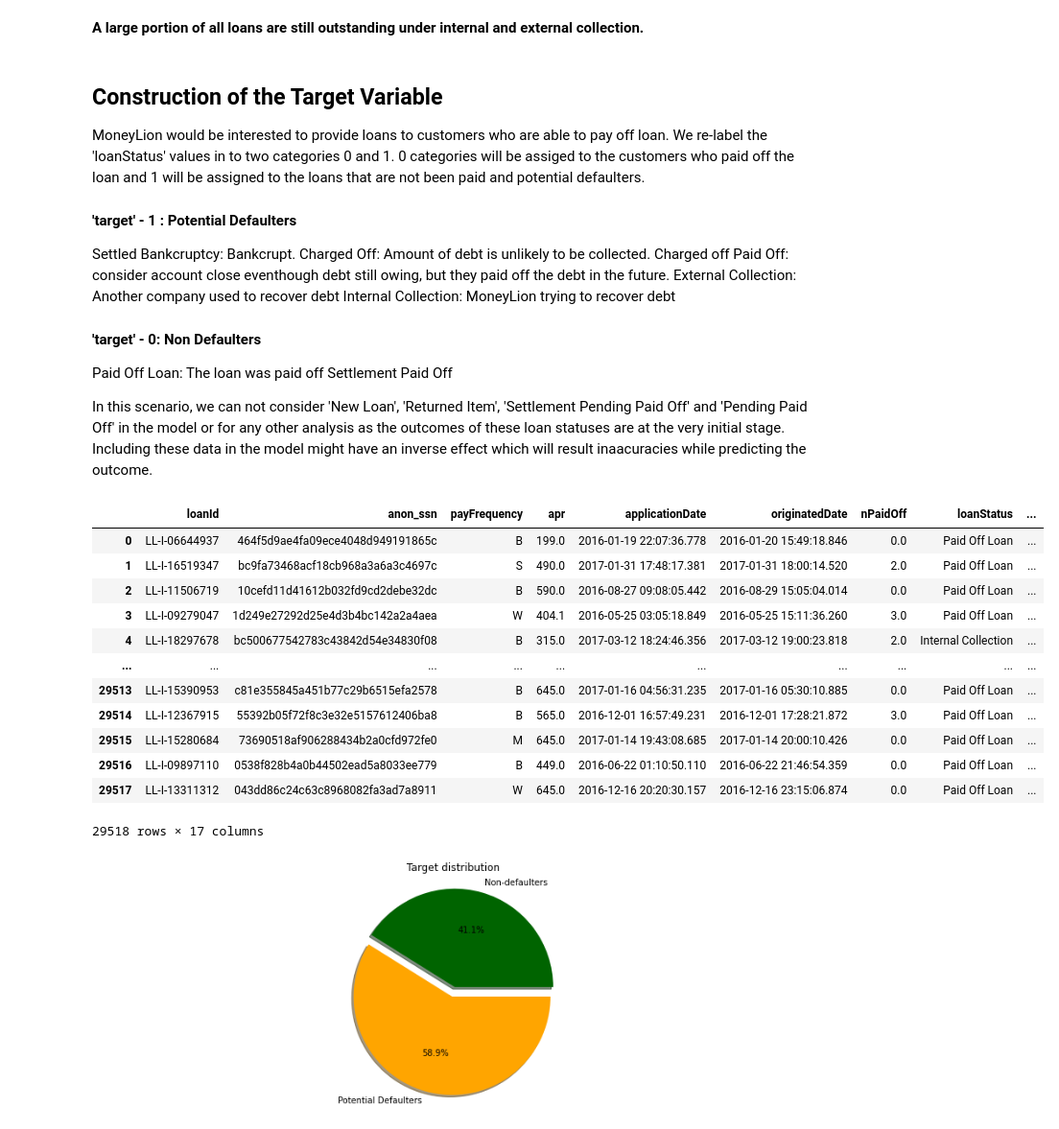
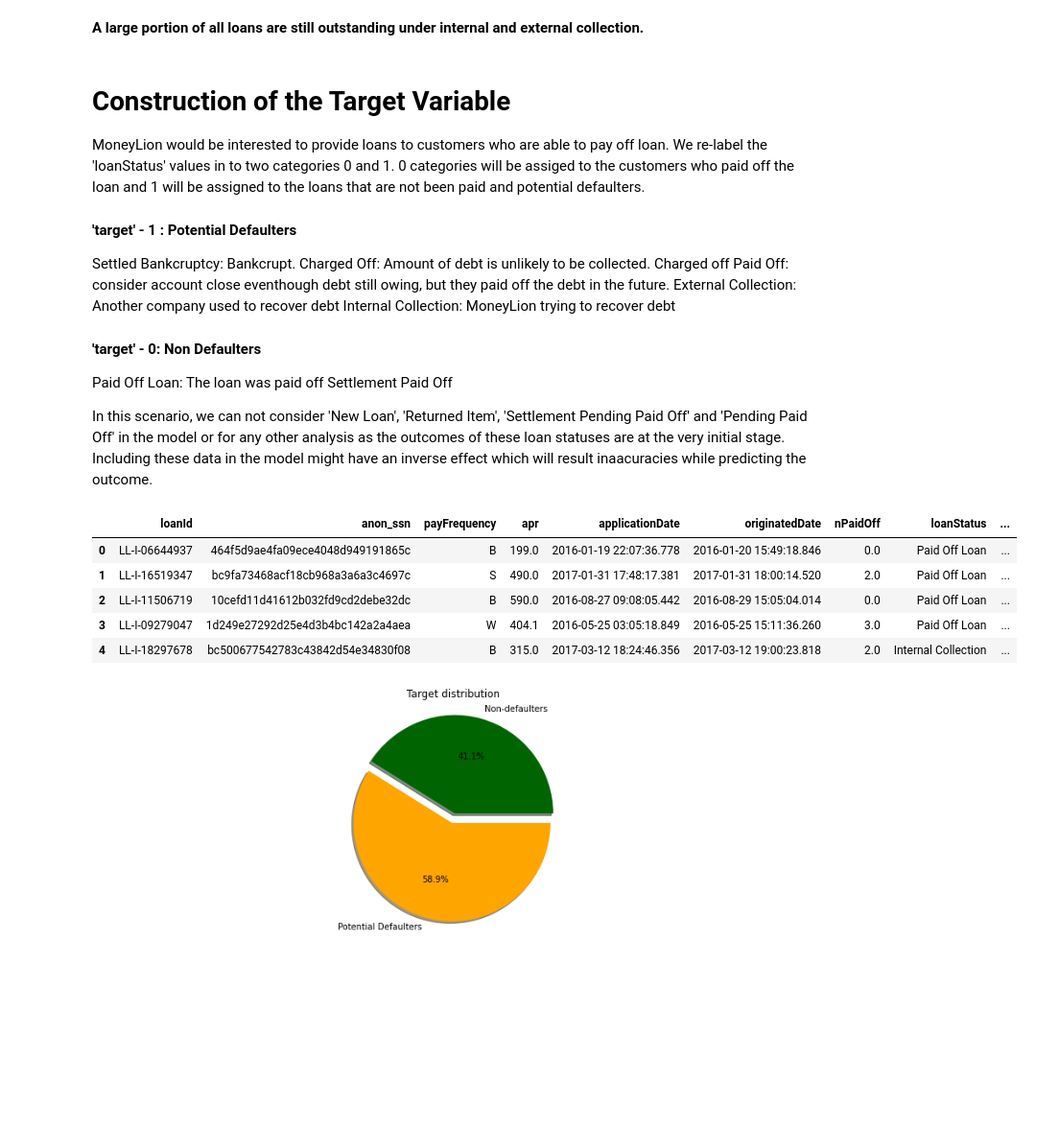
Before and after one commit to mshaek/LoanPredictionApp, a Jupyter notebook: notebooks/MoneyLion_Repayment_Mahfuzur_part_1.ipynb, the cells around one changed output. Shown: that part at 96% size. Cells and saved outputs as stored; diff of their text form; code cells hidden in the pictures; blank space fills up the shorter version.

```diff
--- a/notebooks/MoneyLion_Repayment_Mahfuzur_part_1.ipynb
+++ b/notebooks/MoneyLion_Repayment_Mahfuzur_part_1.ipynb
@@ -78,7 +84,8 @@ replace __MACOSX/._data? [y]es, [n]o, [A]ll, [N]one, [r]ename: y
 ## Uploading 'Loan' Dataset
 # %%
 # Uploading the "Loan" dataset with date string to date format conversion
-df = pd.read_csv('./data/loan.csv',parse_dates=['applicationDate','originatedDate'])
+url= './data/loan.csv'
+df = pd.read_csv(url,parse_dates=['applicationDate','originatedDate'])
 #Preview the loaded dataset
 df.head(10)
 # %% [output]
@@ -369,7 +358,7 @@ pd.concat((loan_status_count.rename('Count'),amount_by_status.rename('Total_Loan
 # %% [markdown]
 <b>A large portion of all loans are still outstanding under internal and external collection.</b>
 # %% [markdown]
-## Construction of the Target Variable
+# Construction of the Target Variable
 MoneyLion would be interested to provide loans to customers who are able to pay off loan. We re-label the 'loanStatus' values in to two categories 0 and 1. 0 categories will be assiged to the customers who paid off the loan and 1 will be assigned to the loans that are not been paid and potential defaulters.
 
 #### 'target' - 1 : Potential Defaulters
@@ -396,35 +385,32 @@ status = {1:['Settled Bankruptcy',
 # %%
 # Creating a function to create a new target label
 def target(x):
+    '''
+    this function takes the 'loanstatus' and maps them to the respective
+    target groups
+    '''
     for y,z in status.items():
         if x in z:
             return y
 # %%
 #Creating 'target' variable using previously defined function
 funded['target'] = funded['loanStatus'].map(target)
 
 # Dropping Null values in the target Variable and resetting index
 funded_class = funded[funded['target'].notna()].reset_index(drop=True)
 
 # Converting data types from float to integer
 funded_class['target'] = funded_class['target'].astype(int)
 
 # View Modified Dataset with categorical 'target' variable
-funded_class
+funded_class.head()
 # %% [output]
 |  | loanId | anon_ssn | payFrequency | apr | applicationDate | originatedDate | nPaidOff | loanStatus | ... |
 | 0 | LL-I-06644937 | 464f5d9ae4fa09ece4048d949191865c | B | 199.0 | 2016-01-19 22:07:36.778 | 2016-01-20 15:49:18.846 | 0.0 | Paid Off Loan | ... |
 | 1 | LL-I-16519347 | bc9fa73468acf18cb968a3a6a3c4697c | S | 490.0 | 2017-01-31 17:48:17.381 | 2017-01-31 18:00:14.520 | 2.0 | Paid Off Loan | ... |
 | 2 | LL-I-11506719 | 10cefd11d41612b032fd9cd2debe32dc | B | 590.0 | 2016-08-27 09:08:05.442 | 2016-08-29 15:05:04.014 | 0.0 | Paid Off Loan | ... |
 | 3 | LL-I-09279047 | 1d249e27292d25e4d3b4bc142a2a4aea | W | 404.1 | 2016-05-25 03:05:18.849 | 2016-05-25 15:11:36.260 | 3.0 | Paid Off Loan | ... |
 | 4 | LL-I-18297678 | bc500677542783c43842d54e34830f08 | B | 315.0 | 2017-03-12 18:24:46.356 | 2017-03-12 19:00:23.818 | 2.0 | Internal Collection | ... |
-| ... | ... | ... | ... | ... | ... | ... | ... | ... | ... |
-| 29513 | LL-I-15390953 | c81e355845a451b77c29b6515efa2578 | B | 645.0 | 2017-01-16 04:56:31.235 | 2017-01-16 05:30:10.885 | 0.0 | Paid Off Loan | ... |
-| 29514 | LL-I-12367915 | 55392b05f72f8c3e32e5157612406ba8 | B | 565.0 | 2016-12-01 16:57:49.231 | 2016-12-01 17:28:21.872 | 3.0 | Paid Off Loan | ... |
-| 29515 | LL-I-15280684 | 73690518af906288434b2a0cfd972fe0 | M | 645.0 | 2017-01-14 19:43:08.685 | 2017-01-14 20:00:10.426 | 0.0 | Paid Off Loan | ... |
-| 29516 | LL-I-09897110 | 0538f828b4a0b44502ead5a8033ee779 | B | 449.0 | 2016-06-22 01:10:50.110 | 2016-06-22 21:46:54.359 | 0.0 | Paid Off Loan | ... |
-| 29517 | LL-I-13311312 | 043dd86c24c63c8968082fa3ad7a8911 | W | 645.0 | 2016-12-16 20:20:30.157 | 2016-12-16 23:15:06.874 | 0.0 | Paid Off Loan | ... |
-29518 rows × 17 columns
 # %%
 # Distribution of 'target' variable with a pie chart
 value= funded_class["target"].value_counts(normalize = True)
```
Also changed, not shown: parts of 50 cells of this notebook.
